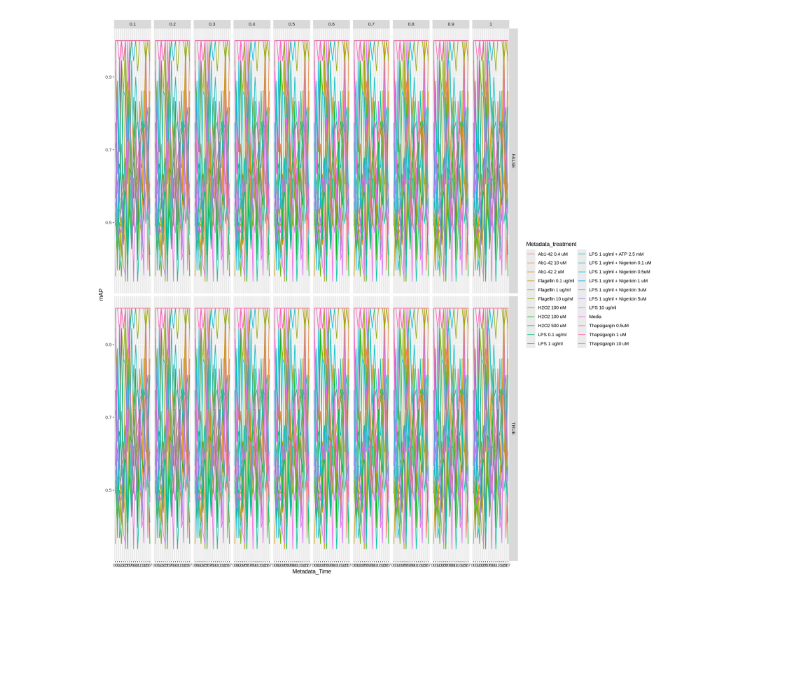
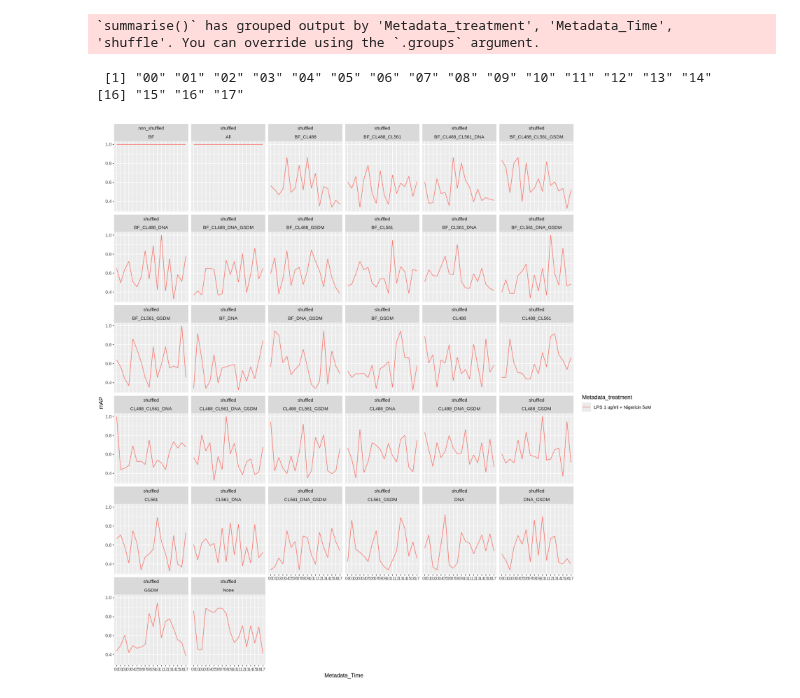
Before and after one commit to MikeLippincott/pyroptosis_live-cell_timelapse, a Jupyter notebook: Wave1_data/6.mAP_analysis/notebooks/4.visualize_mAPs.ipynb, the cells around one changed output. Saved outputs shown, nothing was run; the diff lists cells and outputs as text; code cells hidden in the pictures; blank space fills up the shorter version.

```diff
--- a/Wave1_data/6.mAP_analysis/notebooks/4.visualize_mAPs.ipynb
+++ b/Wave1_data/6.mAP_analysis/notebooks/4.visualize_mAPs.ipynb
@@ -50,12 +39,28 @@ A grouped_df: 6 × 5
+# %%
+across_channels_mAP <- arrow::read_parquet(across_channels_mAP_file_path)
+
+across_channels_mAP <- across_channels_mAP %>%
+  group_by(Metadata_treatment, Metadata_Time, shuffle, Channel) %>%
+  summarise(mAP = mean(mean_average_precision))
+unique(across_channels_mAP$Metadata_Time)
+# selct only 'LPS 1 ug/ml + Nigericin 5uM',
+across_channels_mAP <- across_channels_mAP %>%
+  filter(Metadata_treatment == 'LPS 1 ug/ml + Nigericin 5uM')
+# %% [output]
+`summarise()` has grouped output by 'Metadata_treatment', 'Metadata_Time',
+'shuffle'. You can override using the `.groups` argument.
+ [1] "00" "01" "02" "03" "04" "05" "06" "07" "08" "09" "10" "11" "12" "13" "14"
+[16] "15" "16" "17"
 # %%
 width <- 15
 height <- 15
 options(repr.plot.width = width, repr.plot.height = height)
-percent_cell_plot <- (
-    ggplot(data = percent_cell_mAP, aes(x = Metadata_Time, y = mAP))
+channels_mAP_plot <- (
+    ggplot(data = across_channels_mAP, aes(x = Metadata_Time, y = mAP))
     + geom_line(aes(group = Metadata_treatment, color = Metadata_treatment))
-    + facet_grid(shuffle ~ percentage_of_cells)
+    + facet_wrap(shuffle ~ Channel)
+
 )
-percent_cell_plot
+channels_mAP_plot
 # %% [output]
-[figure, old version]
+[figure, new version]
```
Also changed, not shown: parts of 5 cells of this notebook, 4 other files.
